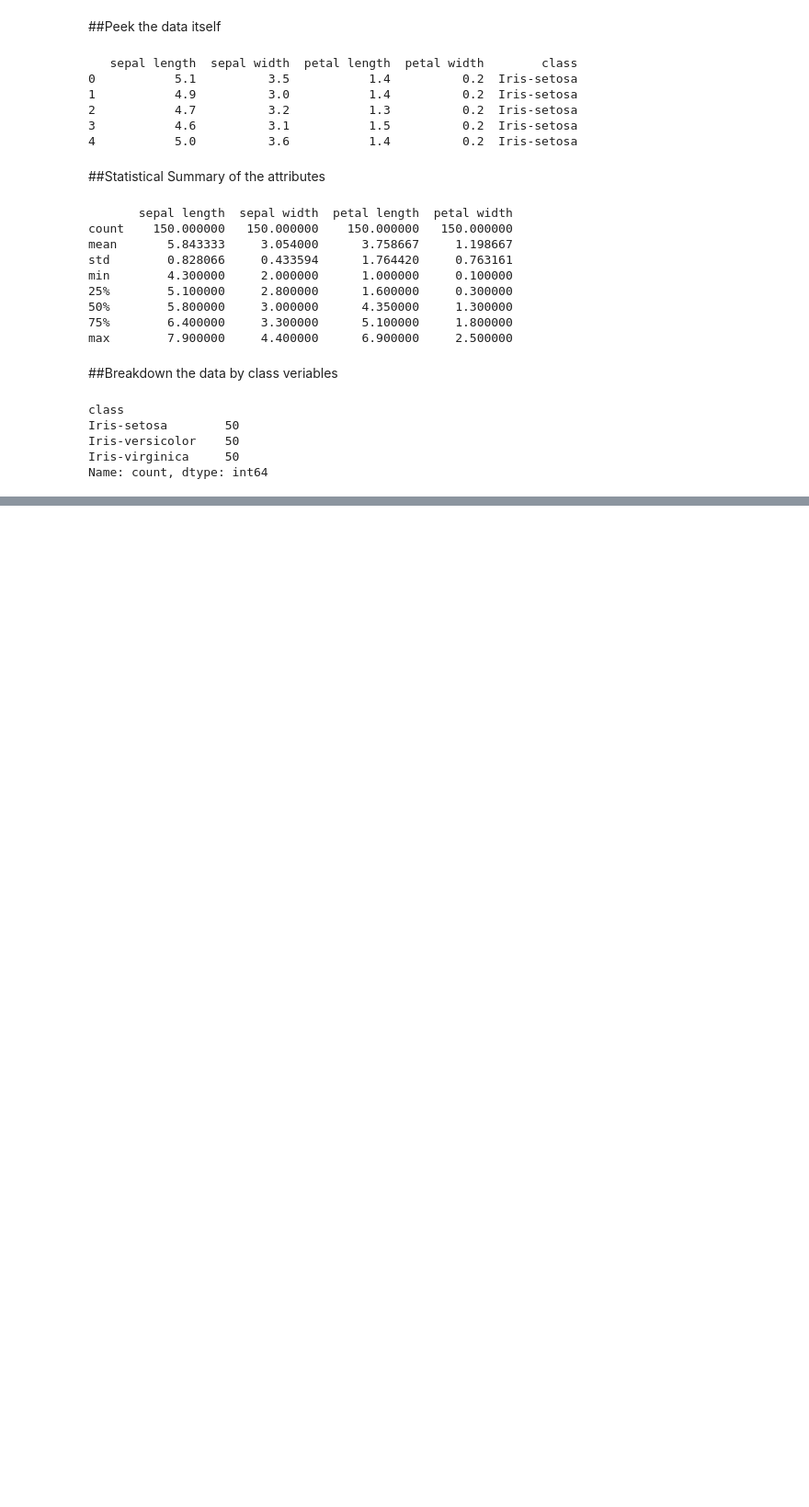
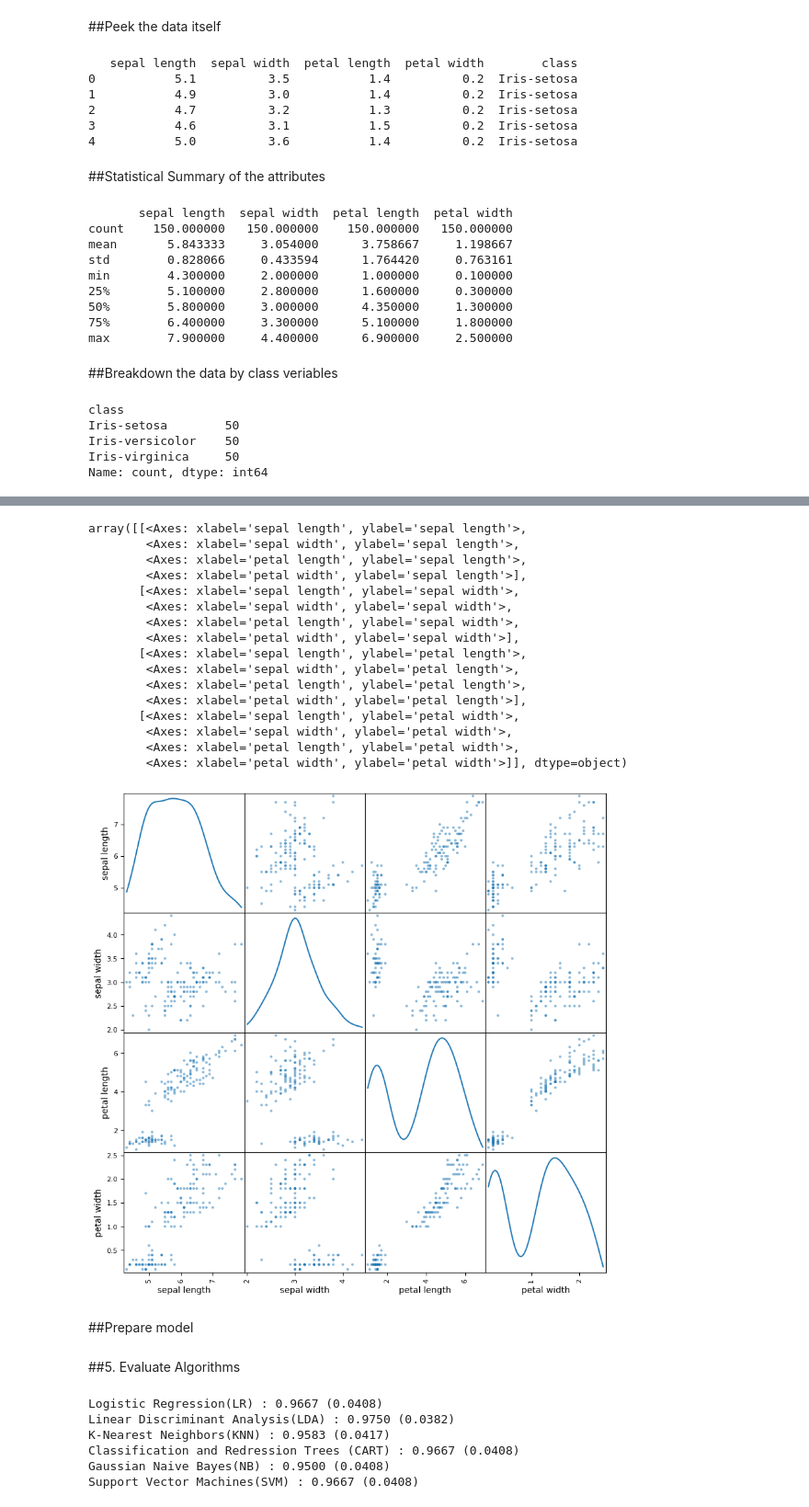
Before and after one commit to N8MARERahul/UEM_Assignments, a Jupyter notebook: Python Assignment/Lab-6/iris.ipynb, the cells around one changed output, grey strips where cells are left out. Shown: that part at 92% size. Saved outputs shown, nothing was run; the diff lists cells and outputs as text; code cells hidden in the pictures; blank space fills up the shorter version.

```diff
--- a/Python Assignment/Lab-6/iris.ipynb
+++ b/Python Assignment/Lab-6/iris.ipynb
@@ -69,0 +94,24 @@ Name: count, dtype: int64
+# %%
+# Multivariate plots
+from pandas.plotting import scatter_matrix
+scatter_matrix(df, figsize=(10, 10), diagonal='kde')
+# %% [output]
+array([[<Axes: xlabel='sepal length', ylabel='sepal length'>,
+        <Axes: xlabel='sepal width', ylabel='sepal length'>,
+        <Axes: xlabel='petal length', ylabel='sepal length'>,
+        <Axes: xlabel='petal width', ylabel='sepal length'>],
+       [<Axes: xlabel='sepal length', ylabel='sepal width'>,
+        <Axes: xlabel='sepal width', ylabel='sepal width'>,
+        <Axes: xlabel='petal length', ylabel='sepal width'>,
+        <Axes: xlabel='petal width', ylabel='sepal width'>],
+       [<Axes: xlabel='sepal length', ylabel='petal length'>,
+        <Axes: xlabel='sepal width', ylabel='petal length'>,
+        <Axes: xlabel='petal length', ylabel='petal length'>,
+        <Axes: xlabel='petal width', ylabel='petal length'>],
+       [<Axes: xlabel='sepal length', ylabel='petal width'>,
+        <Axes: xlabel='sepal width', ylabel='petal width'>,
+        <Axes: xlabel='petal length', ylabel='petal width'>,
+        <Axes: xlabel='petal width', ylabel='petal width'>]], dtype=object)
+[figure, added]
+# %% [markdown]
+##Prepare model
@@ -69,0 +124,33 @@ Name: count, dtype: int64
+# %% [markdown]
+##5. Evaluate Algorithms
+# %%
+models = []
+from sklearn.linear_model import LogisticRegression
+models.append(("Logistic Regression(LR)", LogisticRegression(max_iter=200)))
+
+from sklearn.discriminant_analysis import LinearDiscriminantAnalysis
+models.append(('Linear Discriminant Analysis(LDA)', LinearDiscriminantAnalysis()))
+
+from sklearn.neighbors import KNeighborsClassifier
+models.append(('K-Nearest Neighbors(KNN)', KNeighborsClassifier()))
+
+from sklearn.tree import DecisionTreeClassifier
+models.append(('Classification and Redression Trees (CART)', DecisionTreeClassifier()))
+
+from sklearn.naive_bayes import GaussianNB
+models.append(('Gaussian Naive Bayes(NB)', GaussianNB()))
+
+from sklearn.svm import SVC
+models.append(('Support Vector Machines(SVM)', SVC()))
+
+from sklearn.model_selection import cross_val_score
+for name, model in models:
+  model_result = cross_val_score(model, x_train, y_train, cv = kfold, scoring = 'accuracy')
+  print(f"{name} : {model_result.mean():.4f} ({model_result.std():.4f})")
+# %% [output]
+Logistic Regression(LR) : 0.9667 (0.0408)
+Linear Discriminant Analysis(LDA) : 0.9750 (0.0382)
+K-Nearest Neighbors(KNN) : 0.9583 (0.0417)
+Classification and Redression Trees (CART) : 0.9667 (0.0408)
+Gaussian Naive Bayes(NB) : 0.9500 (0.0408)
+Support Vector Machines(SVM) : 0.9667 (0.0408)
```
Also changed, not shown: parts of 7 cells of this notebook.
